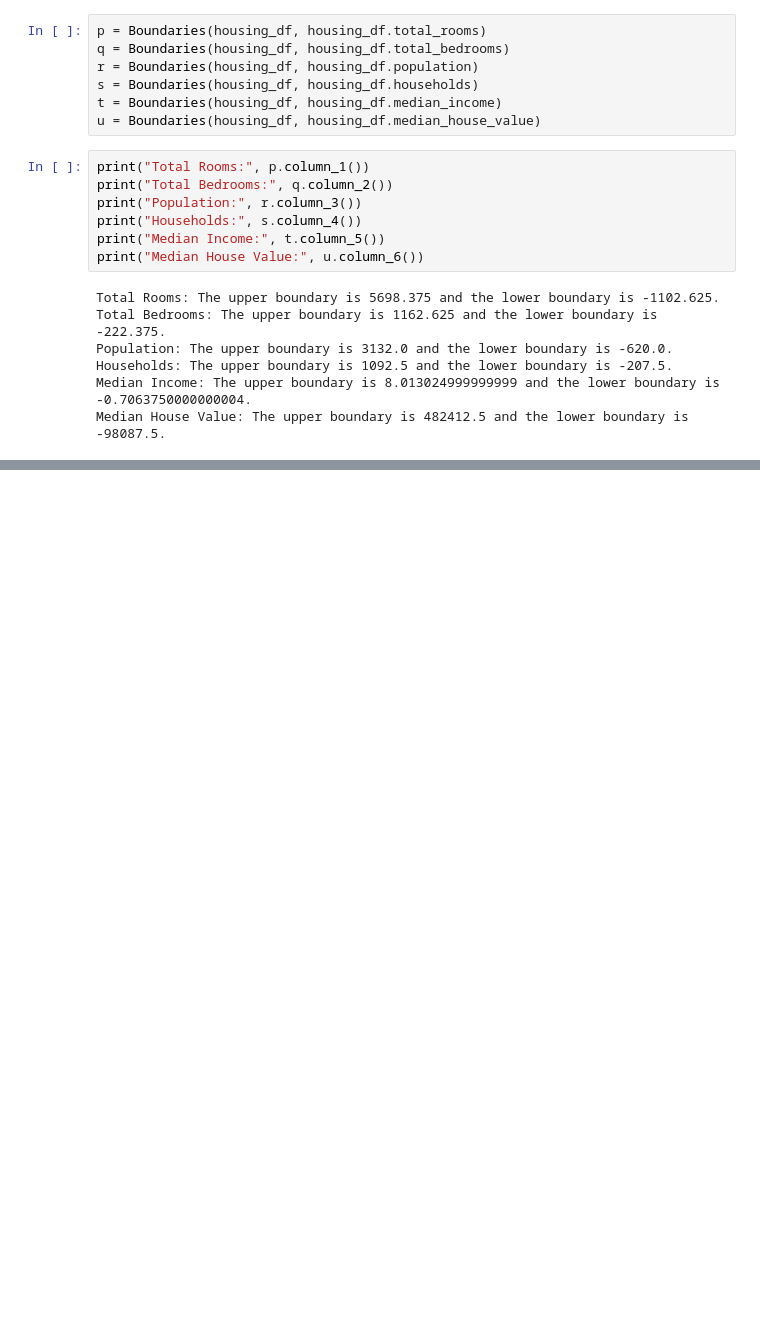
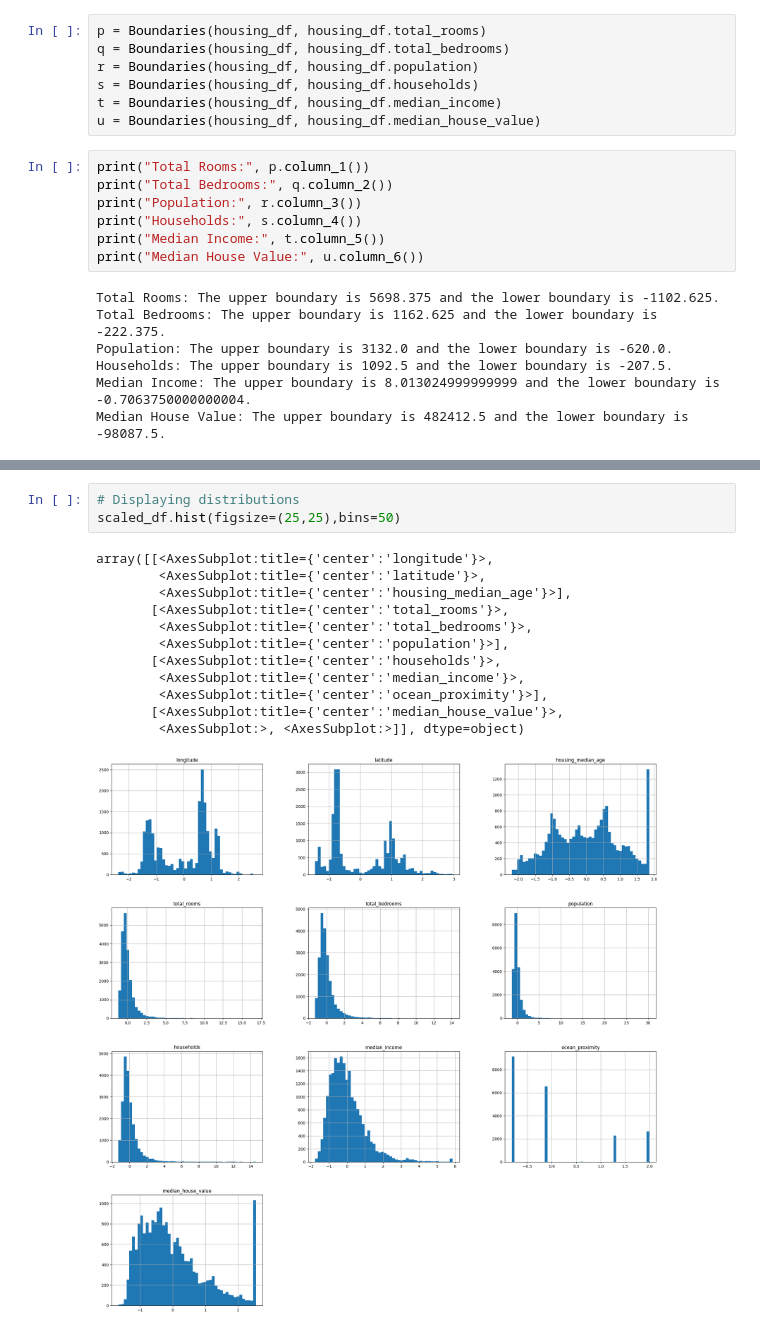
Before and after one commit to NkululekoCyrilCele/Projects, a Jupyter notebook: Regression/california_hosuing.ipynb, the cells around one changed output, grey strips where cells are left out. Drawn from its saved outputs; the diff is of its cells as text; blank space fills up the shorter version.

```diff
--- a/Regression/california_hosuing.ipynb
+++ b/Regression/california_hosuing.ipynb
@@ -293,0 +339,16 @@ This is about 38.609496124031004 % of the dataset.
+# %%
+# Displaying distributions
+scaled_df.hist(figsize=(25,25),bins=50)
+# %% [output]
+array([[<AxesSubplot:title={'center':'longitude'}>,
+        <AxesSubplot:title={'center':'latitude'}>,
+        <AxesSubplot:title={'center':'housing_median_age'}>],
+       [<AxesSubplot:title={'center':'total_rooms'}>,
+        <AxesSubplot:title={'center':'total_bedrooms'}>,
+        <AxesSubplot:title={'center':'population'}>],
+       [<AxesSubplot:title={'center':'households'}>,
+        <AxesSubplot:title={'center':'median_income'}>,
+        <AxesSubplot:title={'center':'ocean_proximity'}>],
+       [<AxesSubplot:title={'center':'median_house_value'}>,
+        <AxesSubplot:>, <AxesSubplot:>]], dtype=object)
+[figure, added]
```
Also changed, not shown: parts of 71 cells of this notebook.
